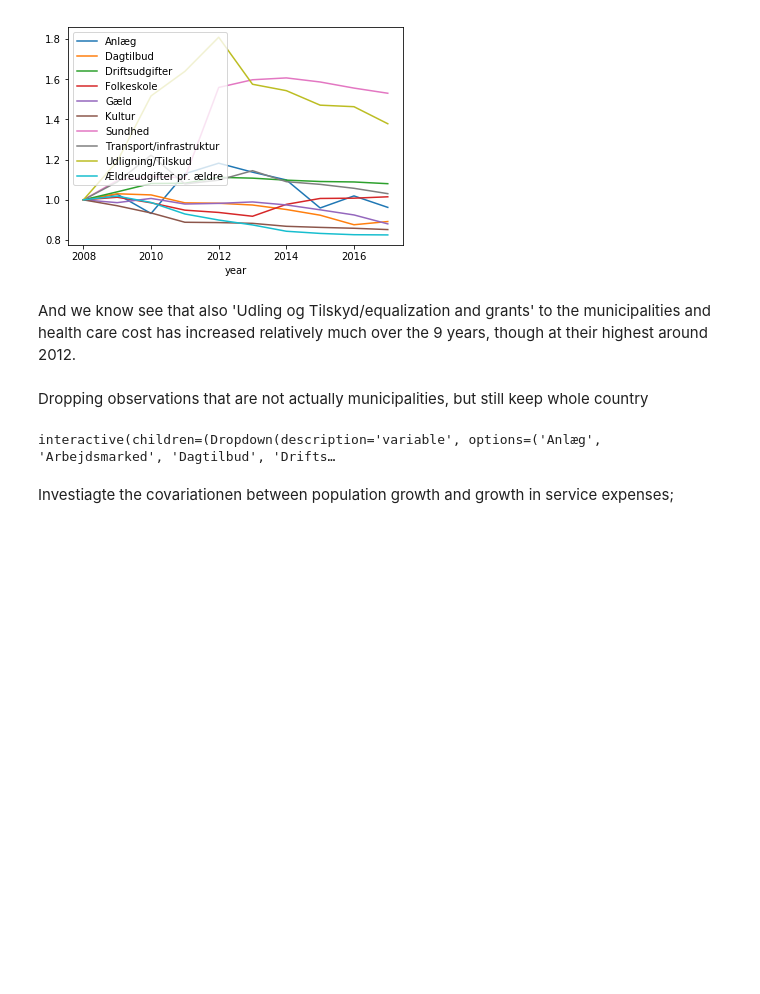
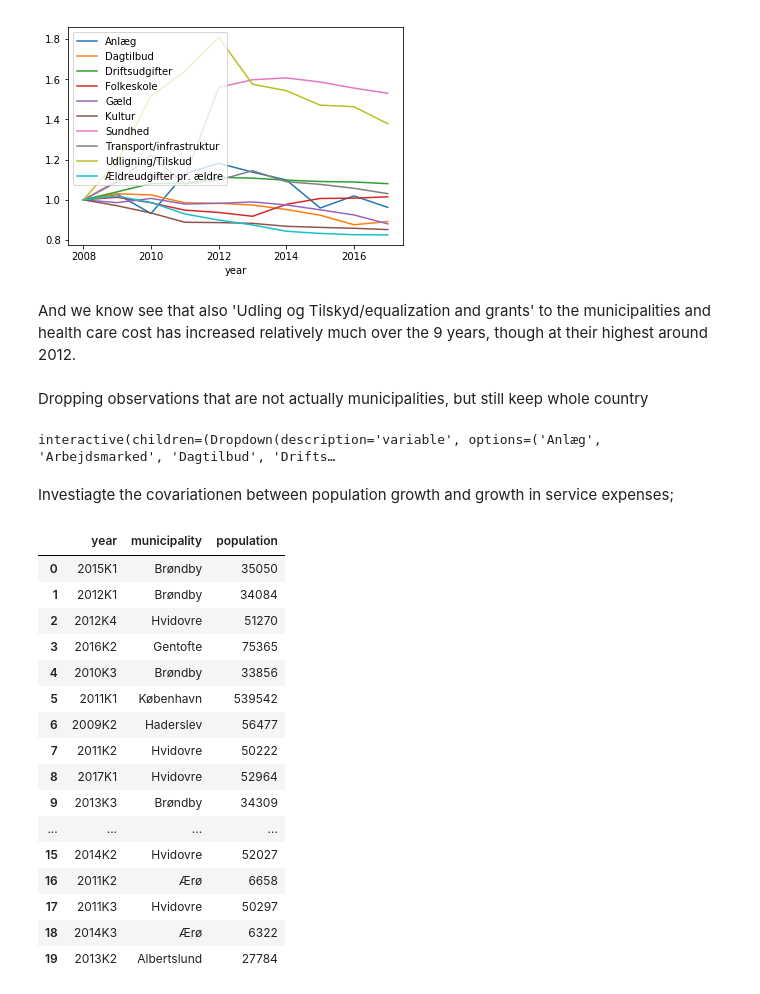
Before and after one commit to NumEconCopenhagen/projects-2019-peter-larsens-kaffe-m-havre, a Jupyter notebook: dataproject/dataProject.ipynb, the cells around one changed output. Cells and saved outputs as stored; diff of their text form; code cells hidden in the pictures; blank space fills up the shorter version.

```diff
--- a/dataproject/dataProject.ipynb
+++ b/dataproject/dataProject.ipynb
@@ -532,3 +532,38 @@ widgets.interact(plot_d,
 interactive(children=(Dropdown(description='variable', options=('Anlæg', 'Arbejdsmarked', 'Dagtilbud', 'Drifts…
 # %% [markdown]
 Investiagte the covariationen between population growth and growth in service expenses;
+# %%
+# First we download population data from statistics Denmark
+
+# a. load data
+pop = dst.get_data(table_id='FOLK1A', variables={'Alder':['IALT'], 'CIVILSTAND':['TOT'], 'Køn':['TOT'], 'Tid':['*'], 'OMRÅDE':['*']})
+
+# b. drop and rename columns
+for v in ['ALDER', 'CIVILSTAND', 'KØN']:
+    del pop[v]
+pop = pop.rename(columns = {'INDHOLD':'population', 'OMRÅDE': 'municipality', 'TID':'year'})
+
+# c. drop non-municipalities,
+for val in ['Region', 'Hele landet']:
+    I = pop['municipality'].str.contains(val)
+    pop.drop(pop[I].index, inplace=True)
+# %%
+pop.head(20)
+# %% [output]
+|  | year | municipality | population |
+| 0 | 2015K1 | Brøndby | 35050 |
+| 1 | 2012K1 | Brøndby | 34084 |
+| 2 | 2012K4 | Hvidovre | 51270 |
+| 3 | 2016K2 | Gentofte | 75365 |
+| 4 | 2010K3 | Brøndby | 33856 |
+| 5 | 2011K1 | København | 539542 |
+| 6 | 2009K2 | Haderslev | 56477 |
+| 7 | 2011K2 | Hvidovre | 50222 |
+| 8 | 2017K1 | Hvidovre | 52964 |
+| 9 | 2013K3 | Brøndby | 34309 |
+| ... | ... | ... | ... |
+| 15 | 2014K2 | Hvidovre | 52027 |
+| 16 | 2011K2 | Ærø | 6658 |
+| 17 | 2011K3 | Hvidovre | 50297 |
+| 18 | 2014K3 | Ærø | 6322 |
+| 19 | 2013K2 | Albertslund | 27784 |
```
